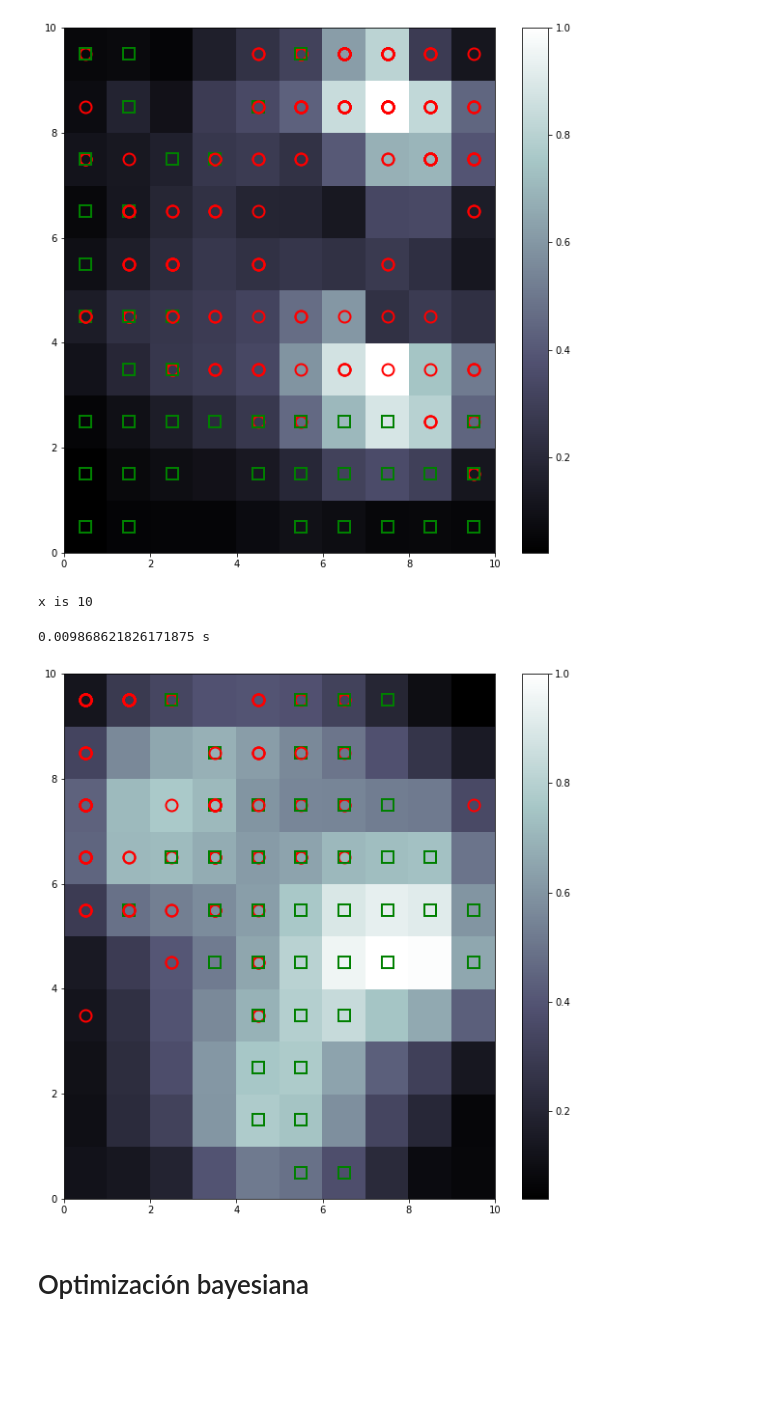
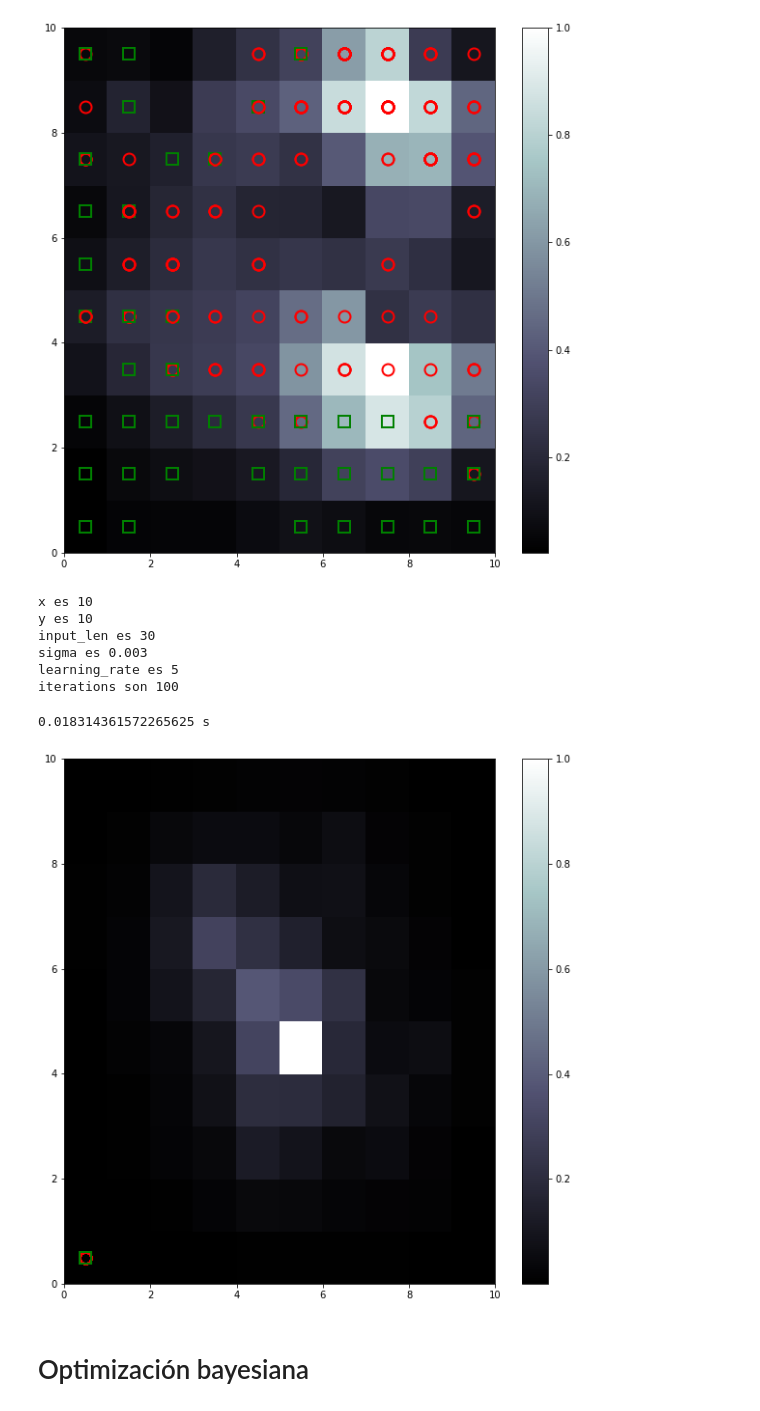
Before and after one commit to qSergio/Tutorial-Multiclases, a Jupyter notebook: Ejemplos/som_examples/Untitled.ipynb, the cells around one changed output. Cells and saved outputs as stored; diff of their text form; code cells hidden in the pictures; blank space fills up the shorter version.

```diff
--- a/Ejemplos/som_examples/Untitled.ipynb
+++ b/Ejemplos/som_examples/Untitled.ipynb
@@ -84,8 +84,8 @@ plt.figure(figsize=((12,8)))
 bone()
 pcolor(som.distance_map().T)
 colorbar()
-markers = ['o','s']
-colors=['r','g']
+markers = ['o','s', 'D']
+colors=['r','g', 'b']
 for i, x in enumerate(data):
     w = som.winner(x)
     plot(w[0]+.5,
@@ -188,8 +188,8 @@ colorbar()
 markers = ['o','s','D']
 colors = ['r','g','b']
 
-for i,xx in enumerate(data):
-    w = som.winner(xx)
+for i,j in enumerate(data):
+    w = som.winner(j)
     plot(w[0]+.5,
          w[1]+.5,
          markers[target[i]],
@@ -201,20 +201,20 @@ show()
 # %% [output]
 [figure]
 # %%
-def train_som(x,y, input_len, sigma, learning_rate):
+def entrenamiento(x,y, input_len, sigma, learning_rate):
     som = MiniSom(x=x,
               y=y,
               input_len=input_len,
               sigma=sigma,
               learning_rate=learning_rate)
     som.random_weights_init(data)
-    start_time = time.time()
+    inicial = time.time()
     som.train_random(data, iterations)
-    elapsed_time= time.time()- start_time
-    print(elapsed_time, "s")
+    final = time.time()- inicial
+    print(final, "s")
     return som
 
-def plot_som(som):
+def som_viz(som):
     plt.figure(figsize=(10,10))
     bone()
     pcolor(som.distance_map().T)
@@ -223,8 +223,8 @@ def plot_som(som):
     markers = ['o','s','D']
     colors = ['r','g','b']
 
-    for i,xx in enumerate(data):
-        w = som.winner(xx)
+    for i,j in enumerate(data):
+        w = som.winner(j)
         plot(w[0]+.5,
              w[1]+.5,
              markers[target[i]],
@@ -238,23 +238,33 @@ def plot_som(som):
 rows_data = data.shape[0]
 
 x = int(np.sqrt(5*np.sqrt(rows_data)))
-y=x
-
-input_len = data.shape[1]
-sigma = 0.003
-learning_rate=5
-iterations = 100
-print("x is {}".format(x))
+y = x
-# %% [output]
-x is 10
+# %%
+input_len = data.shape[1]
+sigma = 0.003
+learning_rate=5
+iterations = 100
+print("x es {}".format(x))
+print("y es {}".format(y))
+print("input_len es {}".format(input_len))
+print("sigma es {}".format(sigma))
+print("learning_rate es {}".format(learning_rate))
+print("iterations son {}".format(iterations))
+# %% [output]
+x es 10
+y es 10
+input_len es 30
+sigma es 0.003
+learning_rate es 5
+iterations son 100
 # %%
-som = train_som(x,y,input_len,5,learning_rate)
+som = entrenamiento(x,y,input_len,30,learning_rate)
 # %% [output]
-0.009868621826171875 s
+0.018314361572265625 s
 # %%
-plot_som(som)
+som_viz(som)
 # %% [output]
-[figure, old version]
+[figure, new version]
 # %% [markdown]
 # Optimización bayesiana
 # %% [markdown]
```
Also changed, not shown: parts of 18 cells of this notebook.
